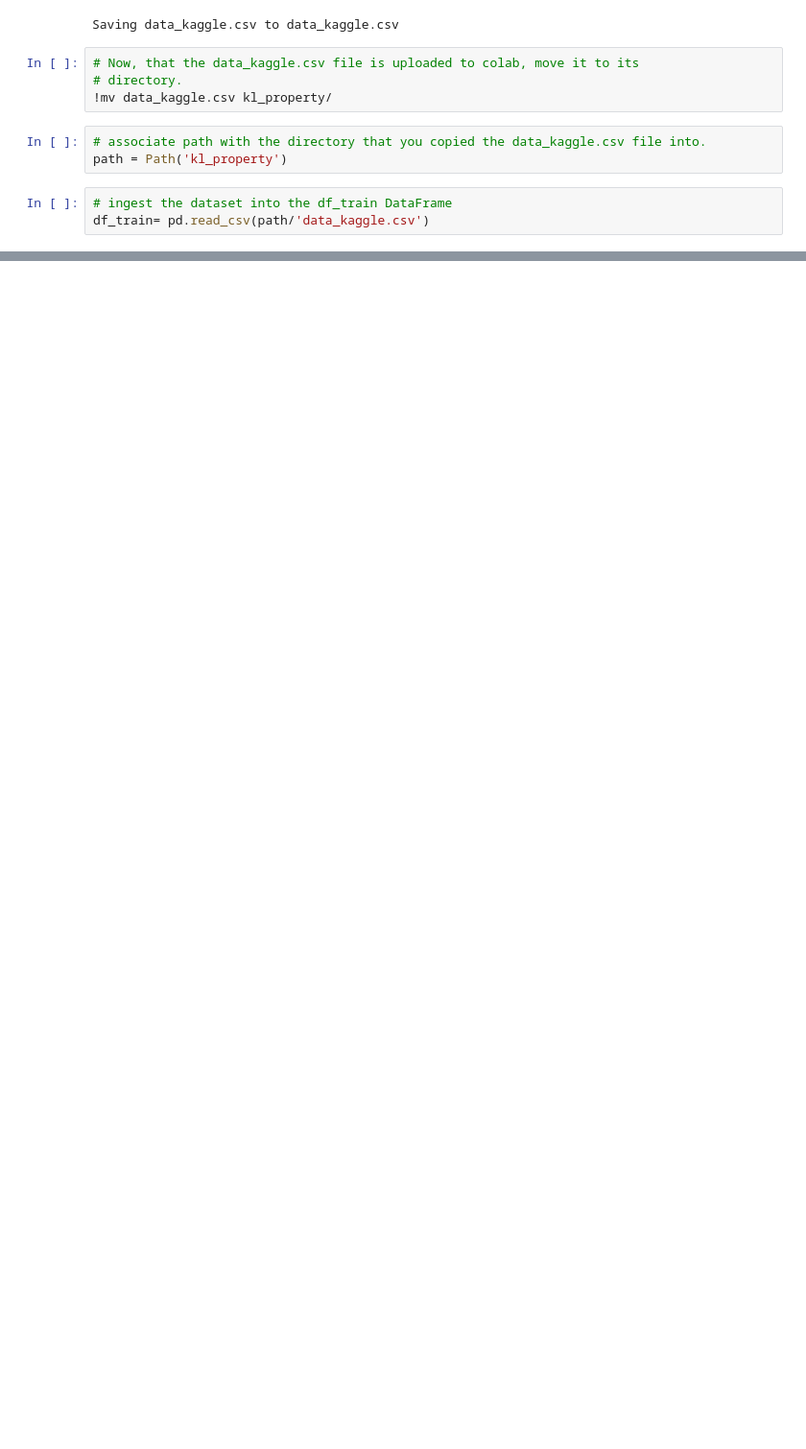
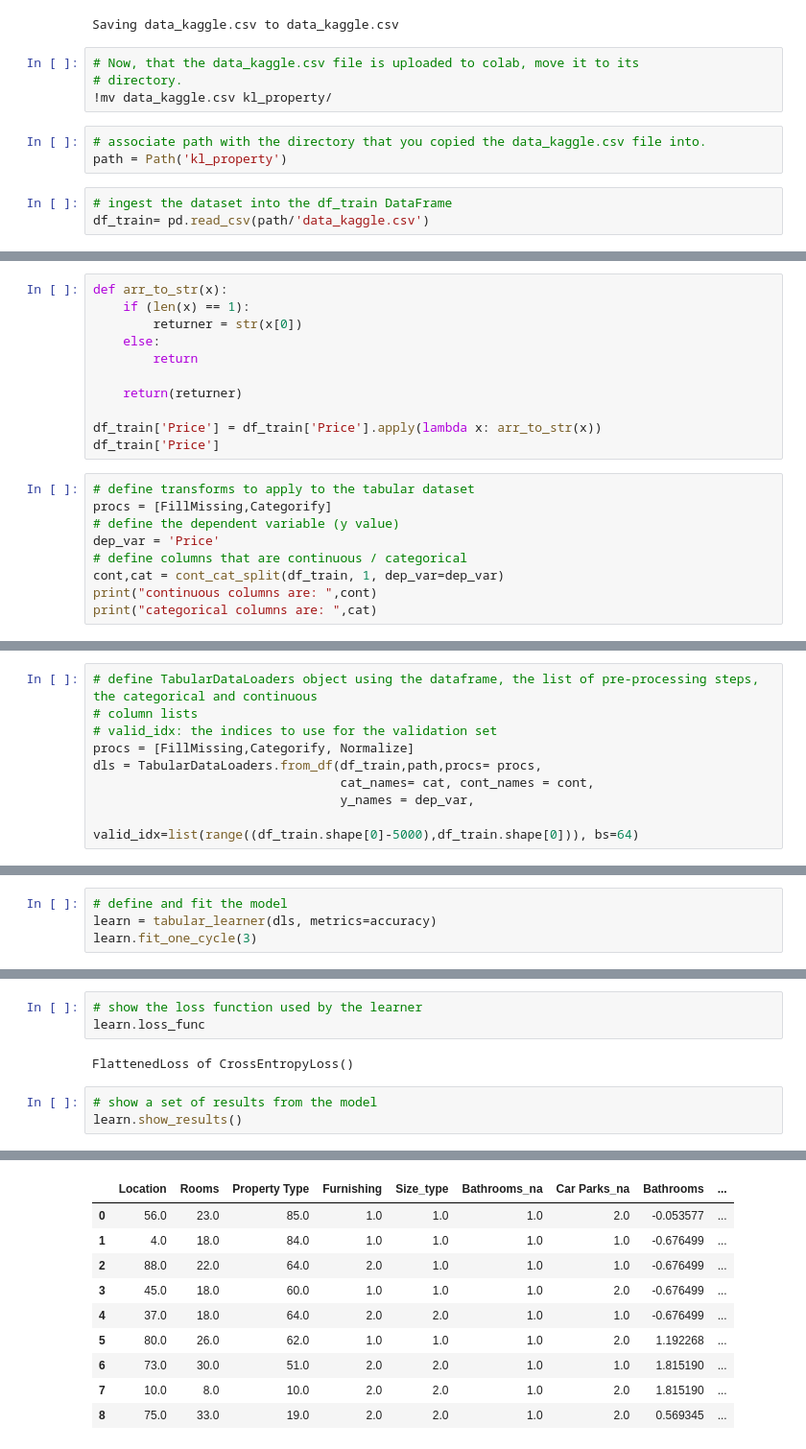
Before and after one commit to NimaZah/HoursePriceKaggle, a Jupyter notebook: HoursePriceKaggle.ipynb, the cells around one changed output, grey strips where cells are left out. Shown: that part at 96% size. Cells and saved outputs as stored; diff of their text form; blank space fills up the shorter version.

```diff
--- a/HoursePriceKaggle.ipynb
+++ b/HoursePriceKaggle.ipynb
@@ -250,0 +370,20 @@ df_train.head()
+# %%
+def arr_to_str(x):
+    if (len(x) == 1):
+        returner = str(x[0])
+    else:
+        return
+
+    return(returner)
+
+df_train['Price'] = df_train['Price'].apply(lambda x: arr_to_str(x))
+df_train['Price']
+# %%
+# define transforms to apply to the tabular dataset
+procs = [FillMissing,Categorify]
+# define the dependent variable (y value)
+dep_var = 'Price'
+# define columns that are continuous / categorical
+cont,cat = cont_cat_split(df_train, 1, dep_var=dep_var)
+print("continuous columns are: ",cont)
+print("categorical columns are: ",cat)
@@ -250,0 +393,9 @@ df_train.head()
+# %%
+# define TabularDataLoaders object using the dataframe, the list of pre-processing steps, the categorical and continuous
+# column lists
+# valid_idx: the indices to use for the validation set
+procs = [FillMissing,Categorify, Normalize]
+dls = TabularDataLoaders.from_df(df_train,path,procs= procs,
+                                 cat_names= cat, cont_names = cont,
+                                 y_names = dep_var,
+                                 valid_idx=list(range((df_train.shape[0]-5000),df_train.shape[0])), bs=64)
@@ -250,0 +405,4 @@ df_train.head()
+# %%
+# define and fit the model
+learn = tabular_learner(dls, metrics=accuracy)
+learn.fit_one_cycle(3)
@@ -250,0 +414,9 @@ df_train.head()
+# %%
+# show the loss function used by the learner
+learn.loss_func
+# %% [output]
+FlattenedLoss of CrossEntropyLoss()
+# %%
+# show a set of results from the model
+learn.show_results()
+# %% [output]
@@ -250,0 +424,10 @@ df_train.head()
+|  | Location | Rooms | Property Type | Furnishing | Size_type | Bathrooms_na | Car Parks_na | Bathrooms | ... |
+| 0 | 56.0 | 23.0 | 85.0 | 1.0 | 1.0 | 1.0 | 2.0 | -0.053577 | ... |
+| 1 | 4.0 | 18.0 | 84.0 | 1.0 | 1.0 | 1.0 | 1.0 | -0.676499 | ... |
+| 2 | 88.0 | 22.0 | 64.0 | 2.0 | 1.0 | 1.0 | 1.0 | -0.676499 | ... |
+| 3 | 45.0 | 18.0 | 60.0 | 1.0 | 1.0 | 1.0 | 2.0 | -0.676499 | ... |
+| 4 | 37.0 | 18.0 | 64.0 | 2.0 | 2.0 | 1.0 | 1.0 | -0.676499 | ... |
+| 5 | 80.0 | 26.0 | 62.0 | 1.0 | 1.0 | 1.0 | 2.0 | 1.192268 | ... |
+| 6 | 73.0 | 30.0 | 51.0 | 2.0 | 2.0 | 1.0 | 1.0 | 1.815190 | ... |
+| 7 | 10.0 | 8.0 | 10.0 | 2.0 | 2.0 | 1.0 | 2.0 | 1.815190 | ... |
+| 8 | 75.0 | 33.0 | 19.0 | 2.0 | 2.0 | 1.0 | 2.0 | 0.569345 | ... |
```
Also changed, not shown: parts of 24 cells of this notebook.
